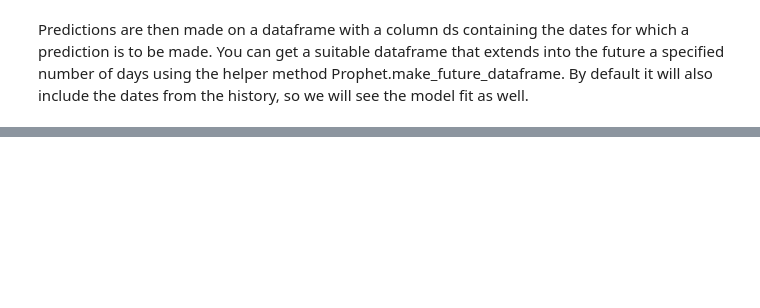
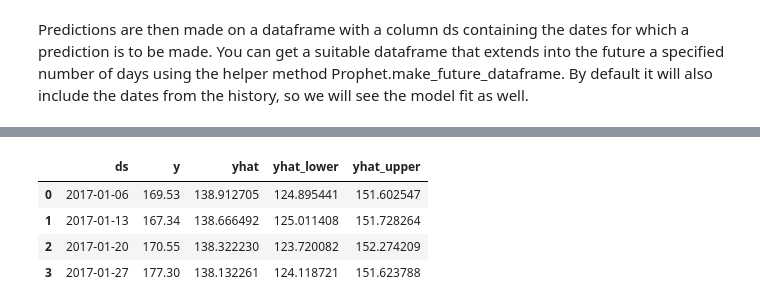
Before and after one commit to sakshamgulati/MLOps_Template, a Jupyter notebook: dev_latest.ipynb, the cells around one changed output, grey strips where cells are left out. Saved outputs shown, nothing was run; the diff lists cells and outputs as text; code cells hidden in the pictures; blank space fills up the shorter version.

```diff
--- a/dev_latest.ipynb
+++ b/dev_latest.ipynb
@@ -278,3 +190,12 @@ INFO:cmdstanpy:Chain [1] done processing
+# %%
+merged_df=pd.merge(test, forecast, on='ds', how='inner')
+merged_df
+# %% [output]
+|  | ds | y | yhat | yhat_lower | yhat_upper |
+| 0 | 2017-01-06 | 169.53 | 138.912705 | 124.895441 | 151.602547 |
+| 1 | 2017-01-13 | 167.34 | 138.666492 | 125.011408 | 151.728264 |
+| 2 | 2017-01-20 | 170.55 | 138.322230 | 123.720082 | 152.274209 |
+| 3 | 2017-01-27 | 177.30 | 138.132261 | 124.118721 | 151.623788 |
 # %%
 #plot forecast and actual prices
 model.plot(forecast)
```
Also changed, not shown: parts of 16 cells of this notebook.
